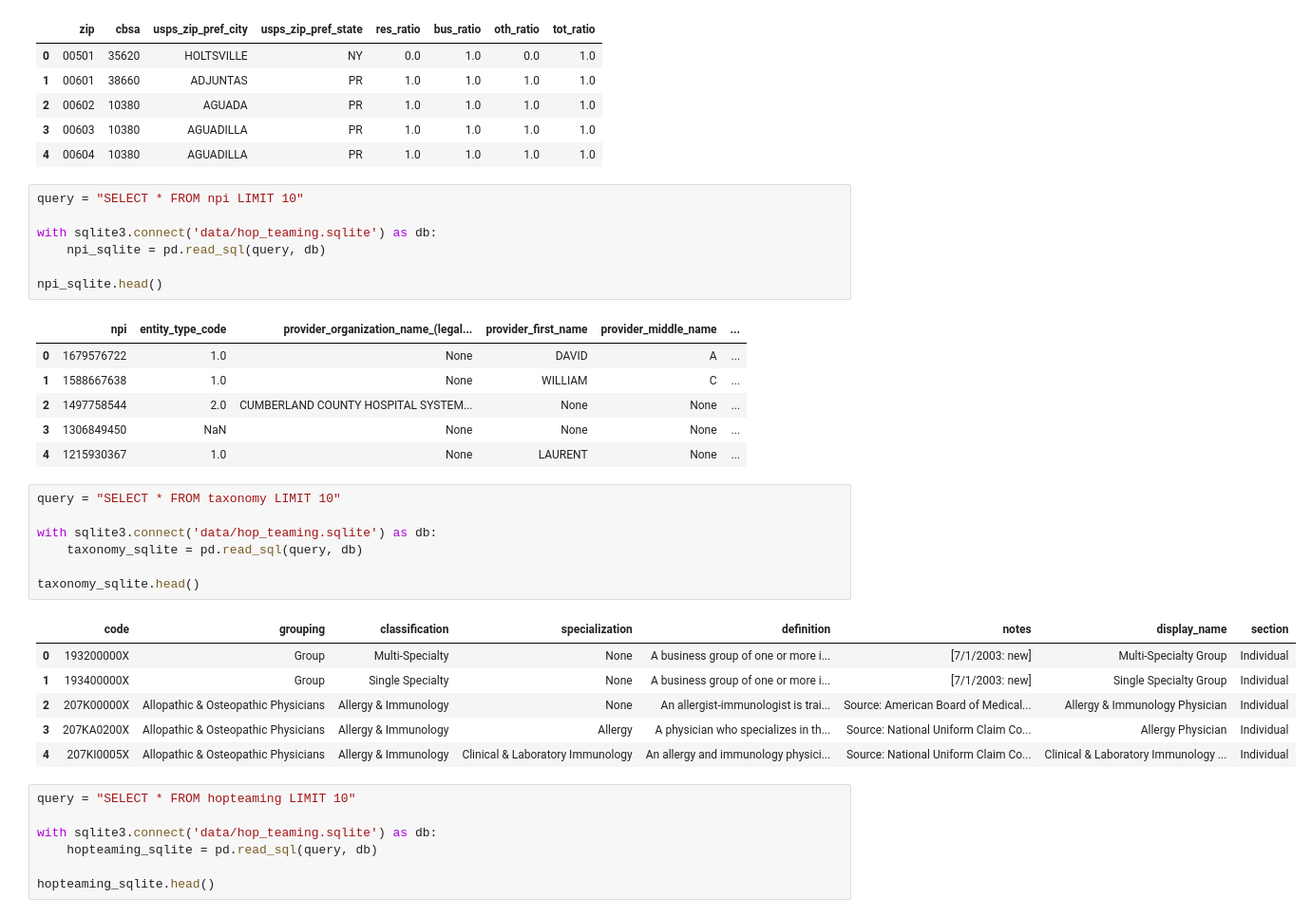
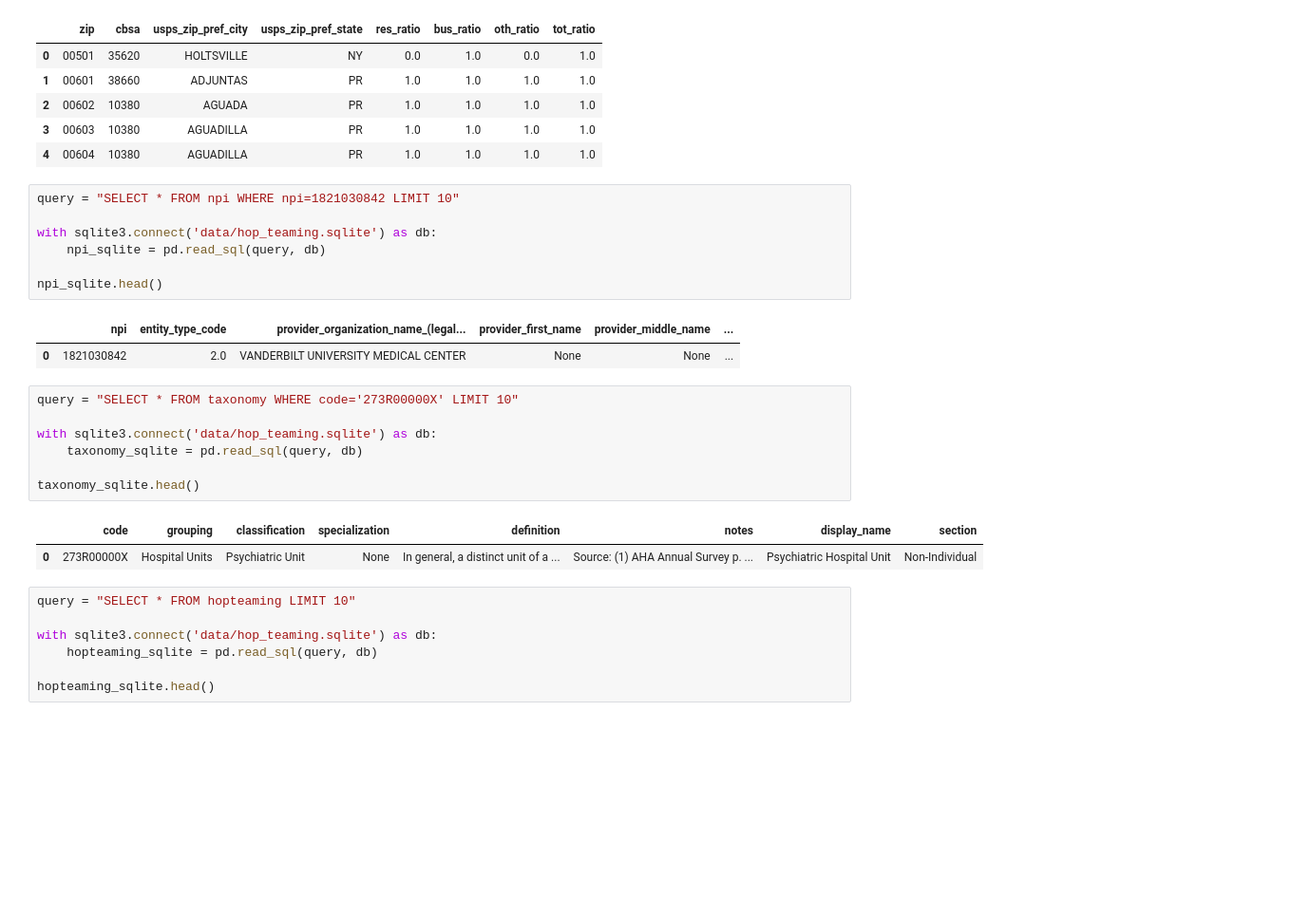
Before and after one commit to ballir27/hop-team-healthcare-providers, a Jupyter notebook: AB-Nash_Providers.ipynb, the cells around one changed output. Shown at 95% size. Cells and saved outputs as stored; diff of their text form; blank space fills up the shorter version.

```diff
--- a/AB-Nash_Providers.ipynb
+++ b/AB-Nash_Providers.ipynb
@@ -18,7 +19,7 @@ zip_cbsa_sqlite.head()
 | 3 | 00603 | 10380 | AGUADILLA | PR | 1.0 | 1.0 | 1.0 | 1.0 |
 | 4 | 00604 | 10380 | AGUADILLA | PR | 1.0 | 1.0 | 1.0 | 1.0 |
 # %%
-query = "SELECT * FROM npi LIMIT 10"
+query = "SELECT * FROM npi WHERE npi=1821030842 LIMIT 10"
 
 with sqlite3.connect('data/hop_teaming.sqlite') as db:
     npi_sqlite = pd.read_sql(query, db)
@@ -26,25 +27,17 @@ with sqlite3.connect('data/hop_teaming.sqlite') as db:
 npi_sqlite.head()
 # %% [output]
 |  | npi | entity_type_code | provider_organization_name_(legal... | provider_first_name | provider_middle_name | ... |
-| 0 | 1679576722 | 1.0 | None | DAVID | A | ... |
-| 1 | 1588667638 | 1.0 | None | WILLIAM | C | ... |
-| 2 | 1497758544 | 2.0 | CUMBERLAND COUNTY HOSPITAL SYSTEM... | None | None | ... |
-| 3 | 1306849450 | NaN | None | None | None | ... |
-| 4 | 1215930367 | 1.0 | None | LAURENT | None | ... |
+| 0 | 1821030842 | 2.0 | VANDERBILT UNIVERSITY MEDICAL CENTER | None | None | ... |
 # %%
-query = "SELECT * FROM taxonomy LIMIT 10"
+query = "SELECT * FROM taxonomy WHERE code='273R00000X' LIMIT 10"
 
 with sqlite3.connect('data/hop_teaming.sqlite') as db:
     taxonomy_sqlite = pd.read_sql(query, db)
 
 taxonomy_sqlite.head()
 # %% [output]
 |  | code | grouping | classification | specialization | definition | notes | display_name | section |
-| 0 | 193200000X | Group | Multi-Specialty | None | A business group of one or more i... | [7/1/2003: new] | Multi-Specialty Group | Individual |
-| 1 | 193400000X | Group | Single Specialty | None | A business group of one or more i... | [7/1/2003: new] | Single Specialty Group | Individual |
-| 2 | 207K00000X | Allopathic & Osteopathic Physicians | Allergy & Immunology | None | An allergist-immunologist is trai... | Source: American Board of Medical... | Allergy & Immunology Physician | Individual |
-| 3 | 207KA0200X | Allopathic & Osteopathic Physicians | Allergy & Immunology | Allergy | A physician who specializes in th... | Source: National Uniform Claim Co... | Allergy Physician | Individual |
-| 4 | 207KI0005X | Allopathic & Osteopathic Physicians | Allergy & Immunology | Clinical & Laboratory Immunology | An allergy and immunology physici... | Source: National Uniform Claim Co... | Clinical & Laboratory Immunology ... | Individual |
+| 0 | 273R00000X | Hospital Units | Psychiatric Unit | None | In general, a distinct unit of a ... | Source: (1) AHA Annual Survey p. ... | Psychiatric Hospital Unit | Non-Individual |
 # %%
 query = "SELECT * FROM hopteaming LIMIT 10"
 
```
Also changed, not shown: parts of 23 cells of this notebook.
